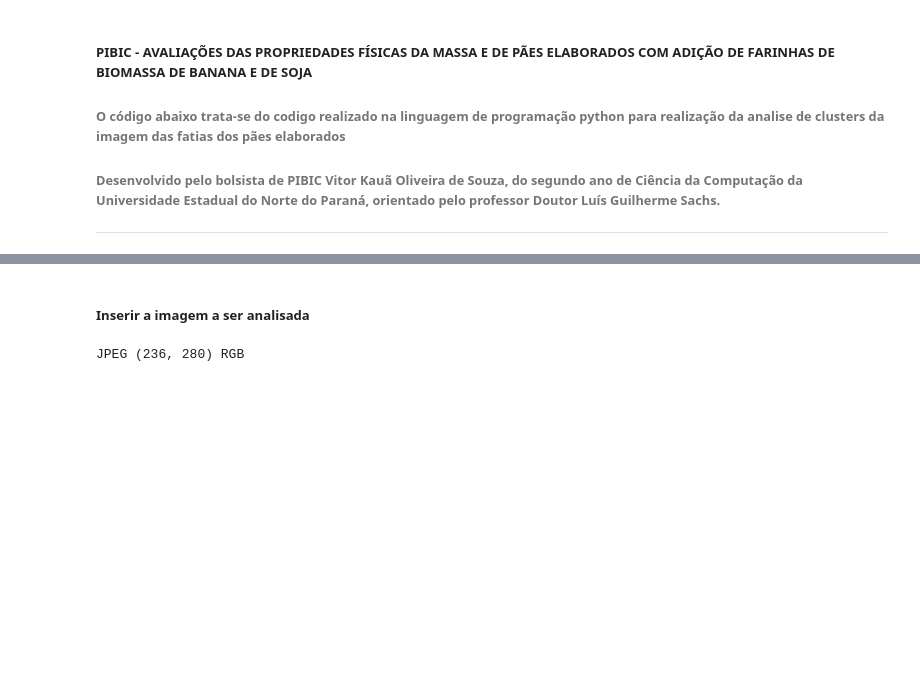
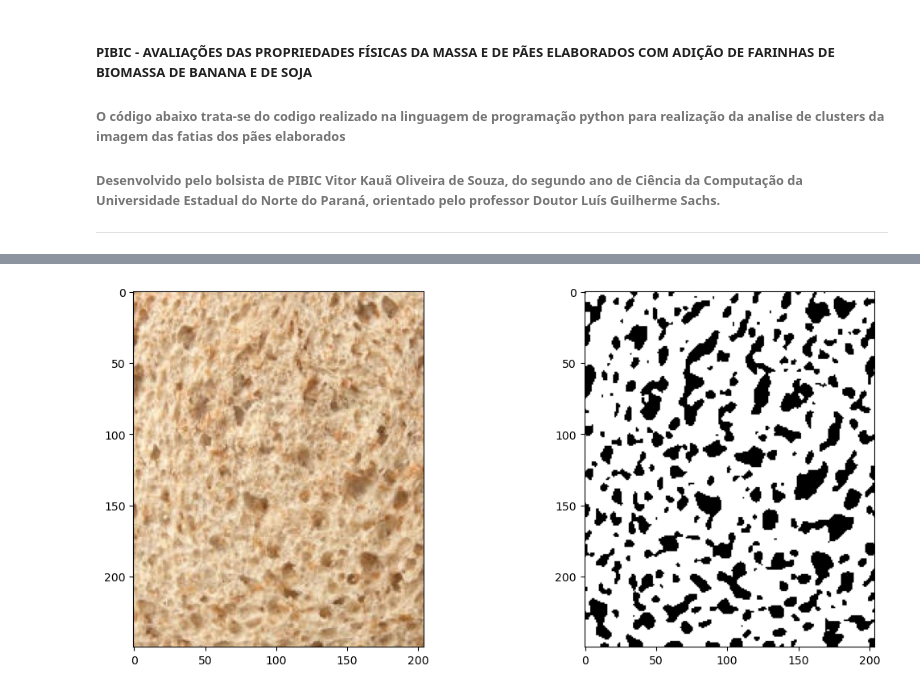
Before and after one commit to vitorkos/cluster-analysis-pibic, a Jupyter notebook: src/cluster_analysis_pibic.ipynb, the cells around one changed output, grey strips where cells are left out. Saved outputs shown, nothing was run; the diff lists cells and outputs as text; code cells hidden in the pictures; blank space fills up the shorter version.

Commit message:
feat : read image and thresholding

```diff
--- a/src/cluster_analysis_pibic.ipynb
+++ b/src/cluster_analysis_pibic.ipynb
@@ -18,8 +23,21 @@ from PIL import Image
-# %% [markdown]
-##### Inserir a imagem a ser analisada
-# %%
-im = Image.open("../tests/test-imgs/test1.jpg")
-print(im.format, im.size, im.mode)
-im.show()
-# %% [output]
-JPEG (236, 280) RGB
+# %%
+# Read and prepare image
+img = cv2.imread('./../tests/pao2.jpg')
+gray = cv2.cvtColor(img, cv2.COLOR_BGR2GRAY)
+blurred = cv2.GaussianBlur(gray, (7, 7), 0)
+
+# Apply adaptive thresholding
+mask = cv2.adaptiveThreshold(blurred,
+                              255,
+                              cv2.ADAPTIVE_THRESH_MEAN_C,
+                              cv2.THRESH_BINARY,
+                              31,
+                              10)
+
+# Plot results
+fig, ax = plt.subplots(1, 2, figsize=(12, 5))
+ax[0].imshow(cv2.cvtColor(img, cv2.COLOR_BGR2RGB))
+ax[1].imshow(cv2.cvtColor(mask, cv2.COLOR_BGR2RGB))
+plt.tight_layout()
+# %% [output]
+[figure, added]
```
Also changed, not shown: parts of 4 cells of this notebook.
